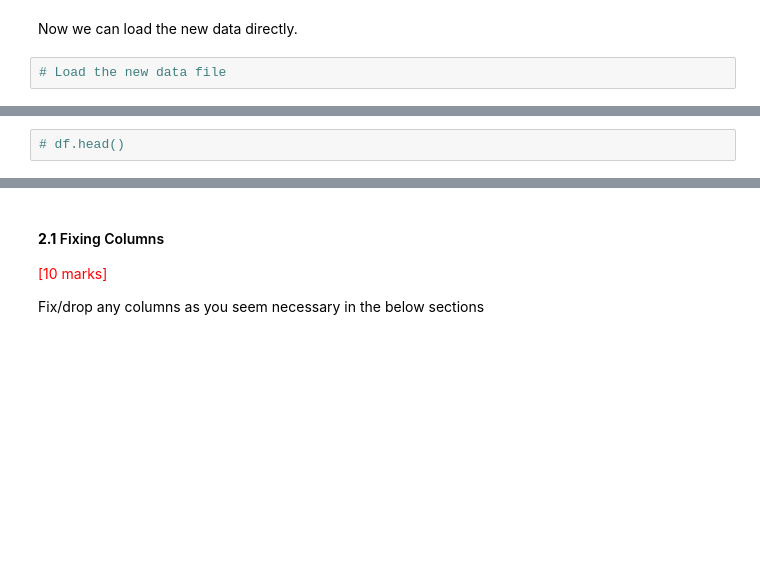
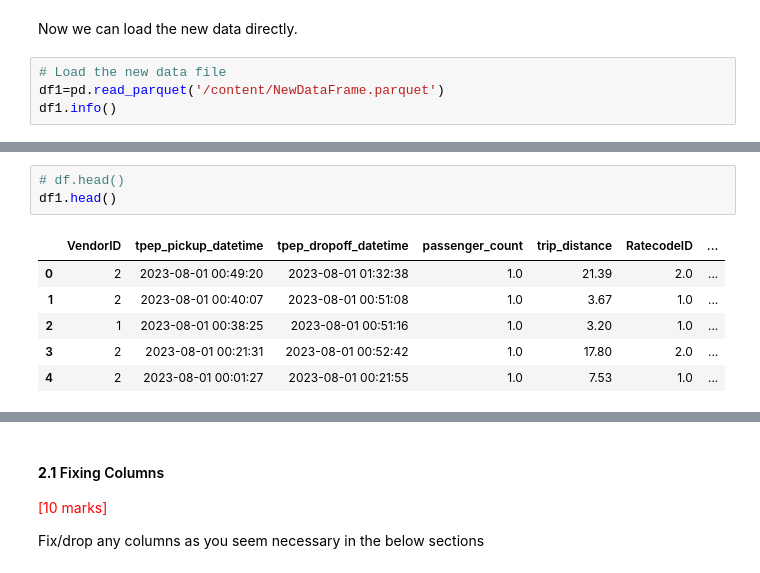
Before and after one commit to srinivasrom/MyStore, a Jupyter notebook: EDA_Assg_NYC_Taxi_Starter_Srinivas_Rompala.ipynb, the cells around one changed output, grey strips where cells are left out. Saved outputs shown, nothing was run; the diff lists cells and outputs as text; blank space fills up the shorter version.

```diff
--- a/EDA_Assg_NYC_Taxi_Starter_Srinivas_Rompala.ipynb
+++ b/EDA_Assg_NYC_Taxi_Starter_Srinivas_Rompala.ipynb
@@ -322,3 +328,5 @@ IndentationError: unexpected indent (3482669015.py, line 3)
 Now we can load the new data directly.
 # %%
 # Load the new data file
+df1=pd.read_parquet('/content/NewDataFrame.parquet')
+df1.info()
@@ -325,4 +351,12 @@ Now we can load the new data directly.
 # %%
 # df.head()
+df1.head()
+# %% [output]
+|  | VendorID | tpep_pickup_datetime | tpep_dropoff_datetime | passenger_count | trip_distance | RatecodeID | ... |
+| 0 | 2 | 2023-08-01 00:49:20 | 2023-08-01 01:32:38 | 1.0 | 21.39 | 2.0 | ... |
+| 1 | 2 | 2023-08-01 00:40:07 | 2023-08-01 00:51:08 | 1.0 | 3.67 | 1.0 | ... |
+| 2 | 1 | 2023-08-01 00:38:25 | 2023-08-01 00:51:16 | 1.0 | 3.20 | 1.0 | ... |
+| 3 | 2 | 2023-08-01 00:21:31 | 2023-08-01 00:52:42 | 1.0 | 17.80 | 2.0 | ... |
+| 4 | 2 | 2023-08-01 00:01:27 | 2023-08-01 00:21:55 | 1.0 | 7.53 | 1.0 | ... |
 # %%
 # df.info()
```
Also changed, not shown: parts of 19 cells of this notebook.
